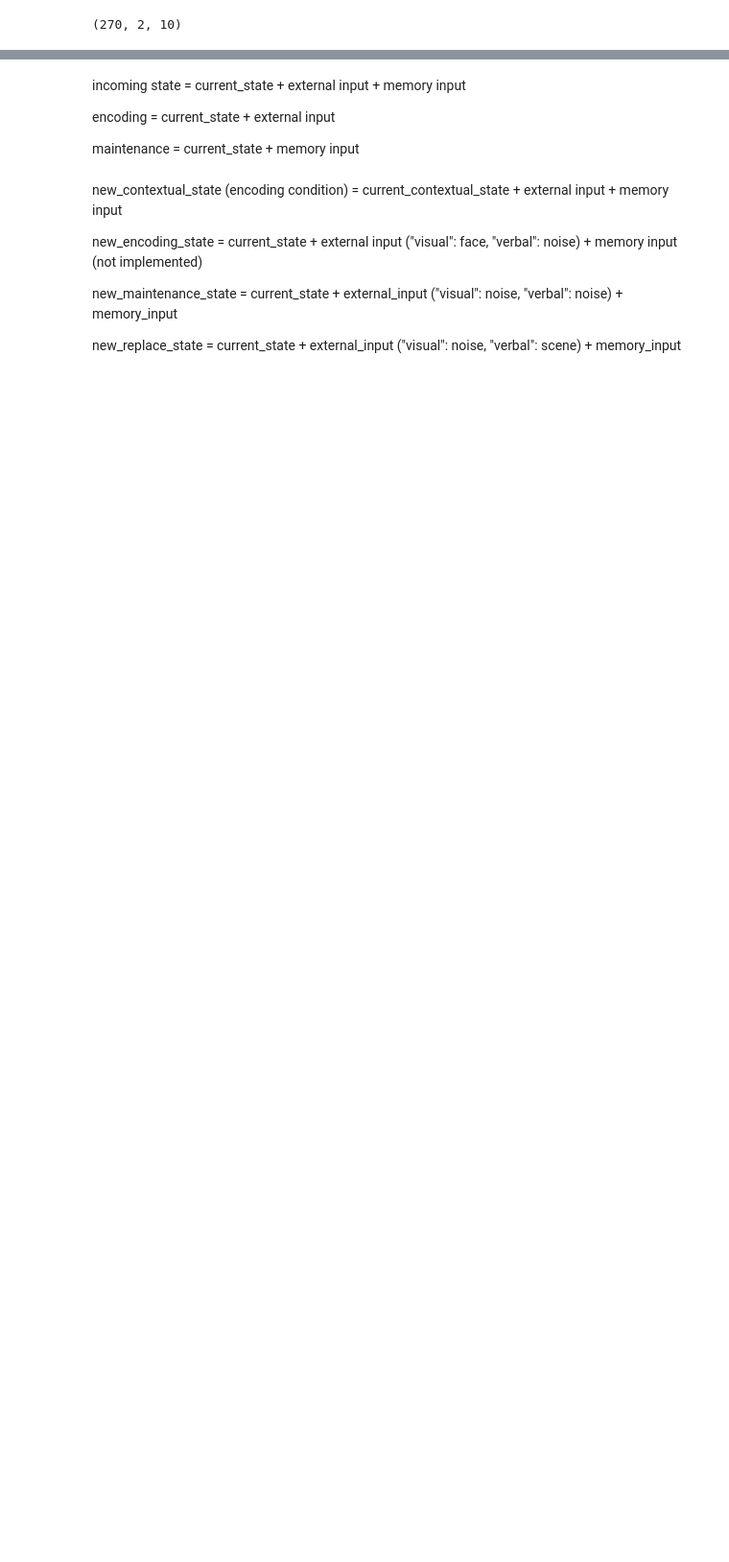
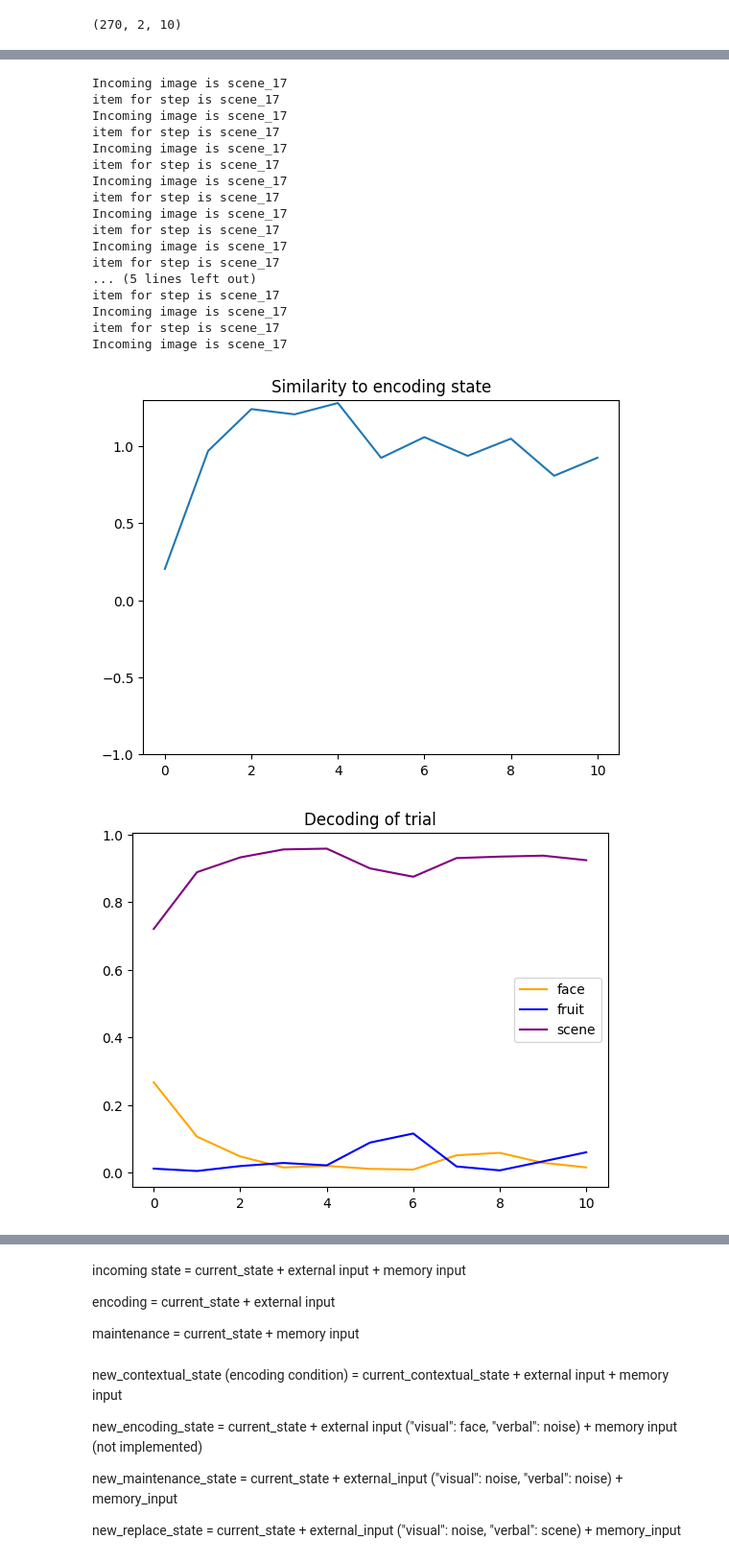
Before and after one commit to edjyleung/modrem, a Jupyter notebook: run_modrem.ipynb, the cells around one changed output, grey strips where cells are left out. Shown at 96% size. Cells and saved outputs as stored; diff of their text form; code cells hidden in the pictures; blank space fills up the shorter version.

```diff
--- a/run_modrem.ipynb
+++ b/run_modrem.ipynb
@@ -36,0 +54,40 @@ Accuracy of classifier was 0.9814814814814815. Training classifier on all loc
+# %%
+# Simulate 10 steps of encoding
+Exp.reset_task_memories()
+Exp.reset_current_trial()
+current_trial = []
+for n in range(10):
+    current_trial.append(Exp.simulate_step(phase="encode",
+                                           encode_category="scene"))
+    # print(Exp.incoming_state)
+# print(Exp.current_trial[1:] == current_trial)
+
+
+x = np.arange(len(Exp.current_trial))
+y = np.dot(np.asarray(Exp.current_trial).reshape(len(Exp.current_trial), -1), Exp.encoding_representation.reshape(-1))
+plt.ylim(-1, 1.3)
+plt.plot(x, y)
+plt.title("Similarity to encoding state")
+plt.show()
+
+Exp.plot_current_trial()
+# %% [output]
+Incoming image is scene_17
+item for step is scene_17
+Incoming image is scene_17
+item for step is scene_17
+Incoming image is scene_17
+item for step is scene_17
+Incoming image is scene_17
+item for step is scene_17
+Incoming image is scene_17
+item for step is scene_17
+Incoming image is scene_17
+item for step is scene_17
+... (5 lines left out)
+item for step is scene_17
+Incoming image is scene_17
+item for step is scene_17
+Incoming image is scene_17
+[figure, added]
+[figure, added]
```
Also changed, not shown: parts of 14 cells of this notebook, 1 other file.
